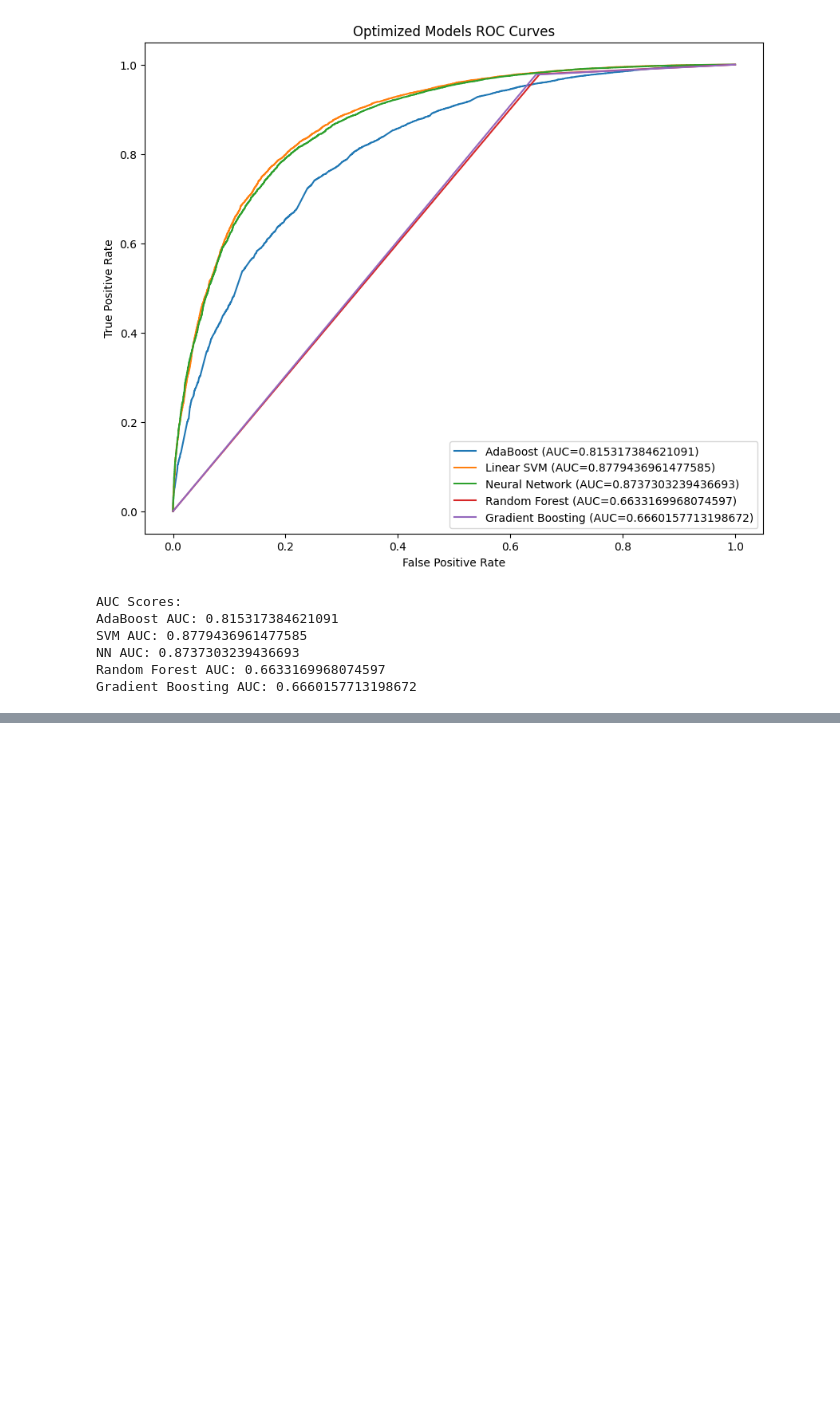
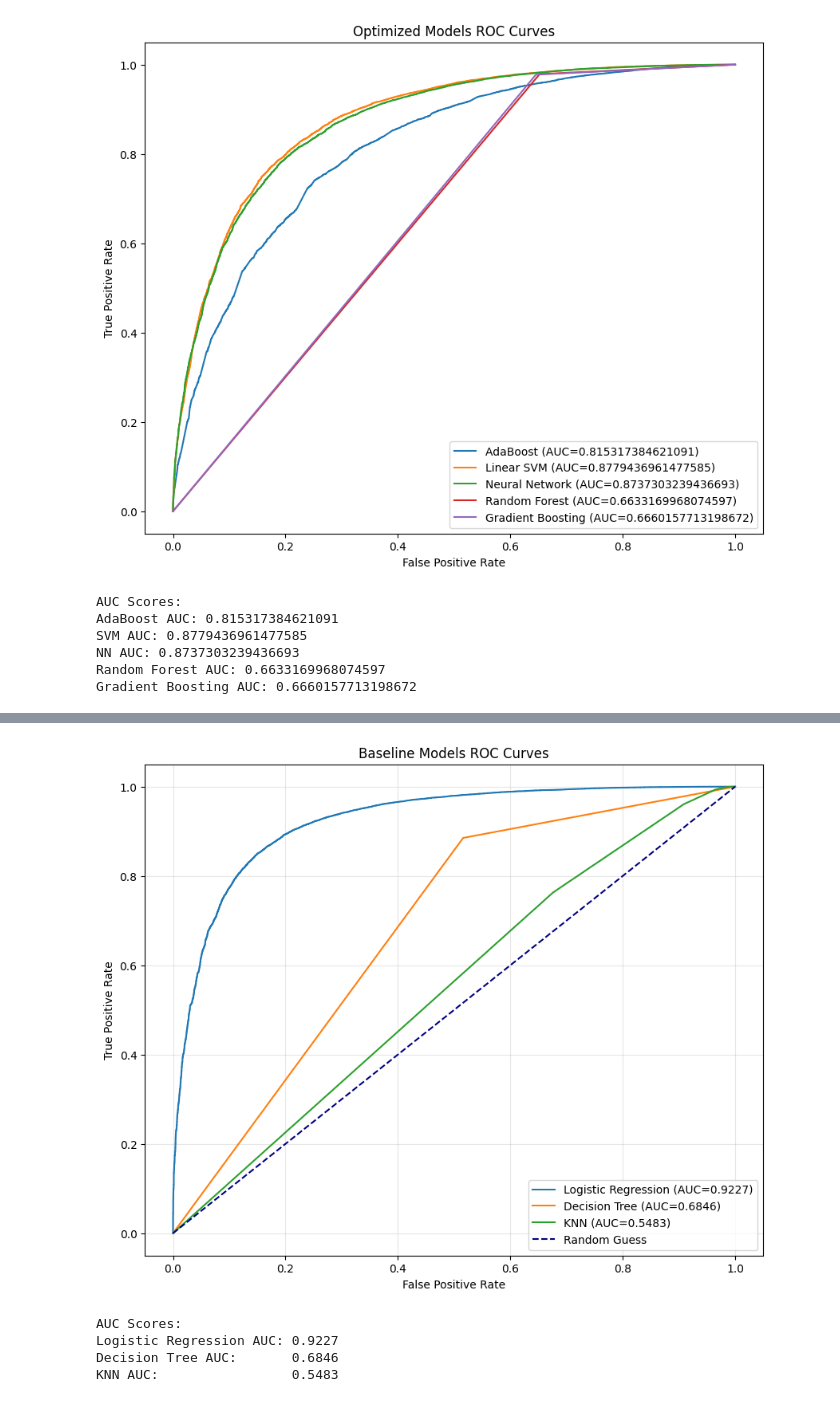
Before and after one commit to KalebE36/steam-review, a Jupyter notebook: packages/core/notebooks/steamReviewPredictor.ipynb, the cells around one changed output, grey strips where cells are left out. Drawn from its saved outputs; the diff is of its cells as text; code cells hidden in the pictures; blank space fills up the shorter version.

```diff
--- a/packages/core/notebooks/steamReviewPredictor.ipynb
+++ b/packages/core/notebooks/steamReviewPredictor.ipynb
@@ -871,0 +917,69 @@ Gradient Boosting AUC: 0.6660157713198672
+# %%
+# Logistic Regression
+log_pipe = Pipeline(steps=[('preprocessor', preprocessor),
+                           ('classifier', LogisticRegression(max_iter=1000, random_state=0))])
+log_pipe.fit(X_train, y_train)
+log_pred = log_pipe.predict(X_test)
+log_prob = log_pipe.predict_proba(X_test)[:, 1] # Probability of "Positive" class
+
+# Decision Tree
+dt_pipe = Pipeline(steps=[('preprocessor', preprocessor),
+                          ('classifier', DecisionTreeClassifier(random_state=0))])
+dt_pipe.fit(X_train, y_train)
+dt_pred = dt_pipe.predict(X_test)
+dt_prob = dt_pipe.predict_proba(X_test)[:, 1]
+
+# KNN
+knn_pipe = Pipeline(steps=[('preprocessor', preprocessor),
+                           ('classifier', KNeighborsClassifier(n_neighbors=5))])
+knn_pipe.fit(X_train, y_train)
+knn_pred = knn_pipe.predict(X_test)
+knn_prob = knn_pipe.predict_proba(X_test)[:, 1]
+
+# --- 2. Define Helper Function ---
+def display_prf(name, y_t, y_pred):
+    print(name)
+    print(f"Precision: {precision_score(y_t, y_pred):.4f}")
+    print(f"Recall:    {recall_score(y_t, y_pred):.4f}")
+    print(f"F1 Score:  {f1_score(y_t, y_pred):.4f}")
+
+# --- 3. Display Metrics ---
+display_prf("Logistic Regression:", y_test, log_pred)
+display_prf("\nDecision Tree:", y_test, dt_pred)
+display_prf("\nK-Nearest Neighbors (KNN):", y_test, knn_pred)
+
+# --- 4. Plot ROC Curves ---
+plt.figure(figsize=(10, 8))
+
+# Logistic Regression ROC
+log_f, log_t, _ = roc_curve(y_test, log_prob)
+log_auc = roc_auc_score(y_test, log_prob)
+plt.plot(log_f, log_t, label=f"Logistic Regression (AUC={log_auc:.4f})")
+
+# Decision Tree ROC
+dt_f, dt_t, _ = roc_curve(y_test, dt_prob)
+dt_auc = roc_auc_score(y_test, dt_prob)
+plt.plot(dt_f, dt_t, label=f"Decision Tree (AUC={dt_auc:.4f})")
+
+# KNN ROC
+knn_f, knn_t, _ = roc_curve(y_test, knn_prob)
+knn_auc = roc_auc_score(y_test, knn_prob)
+plt.plot(knn_f, knn_t, label=f"KNN (AUC={knn_auc:.4f})")
+
+# Plot Random Guess Line
+plt.plot([0, 1], [0, 1], color='navy', linestyle='--', label='Random Guess')
+
+# Formatting
+plt.title("Baseline Models ROC Curves")
+plt.xlabel("False Positive Rate")
+plt.ylabel("True Positive Rate")
+plt.legend(loc="lower right")
+plt.grid(alpha=0.3)
+plt.show()
+
+# --- 5. Print AUC Scores ---
+print("\nAUC Scores:")
+print(f"Logistic Regression AUC: {log_auc:.4f}")
+print(f"Decision Tree AUC:       {dt_auc:.4f}")
+print(f"KNN AUC:                 {knn_auc:.4f}")
+# %% [output]
@@ -871,0 +1000,5 @@ Gradient Boosting AUC: 0.6660157713198672
+[figure, added]
+AUC Scores:
+Logistic Regression AUC: 0.9227
+Decision Tree AUC:       0.6846
+KNN AUC:                 0.5483
```
Also changed, not shown: parts of 5 cells of this notebook.
